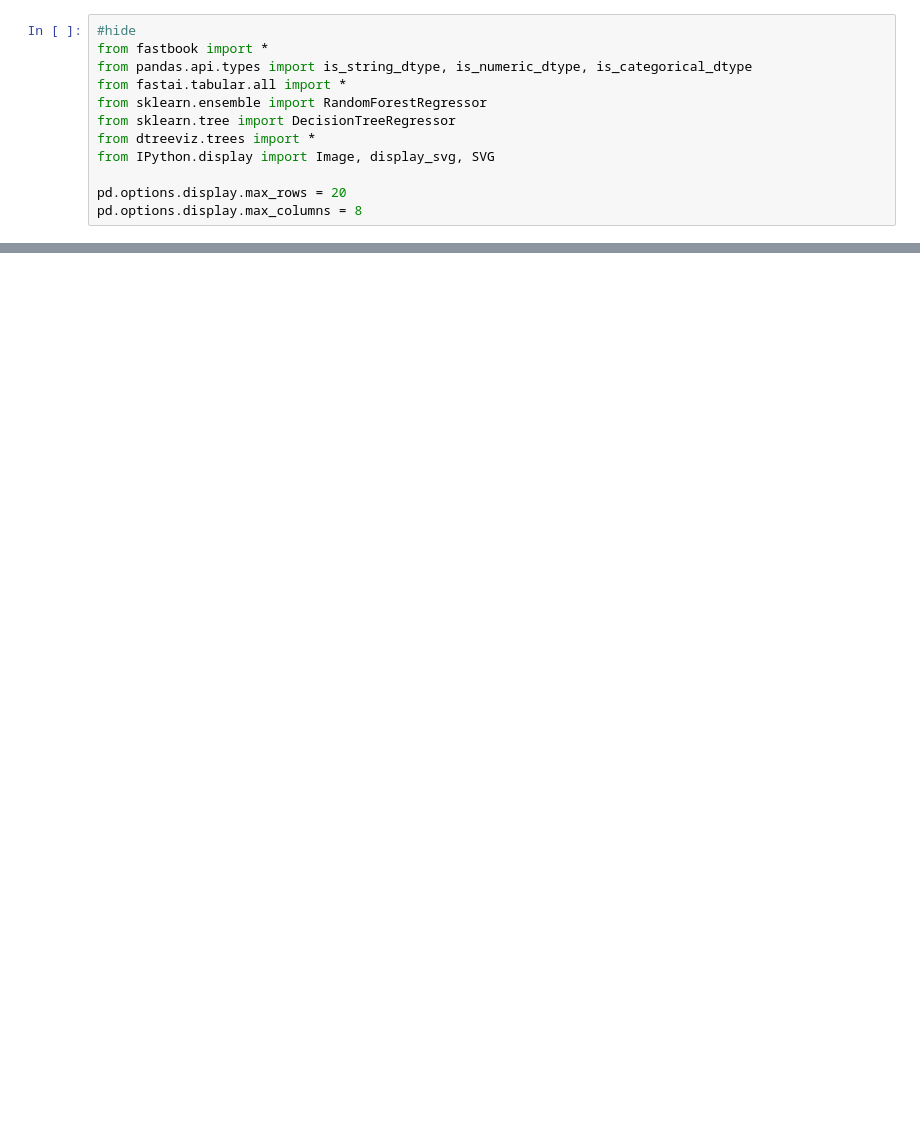
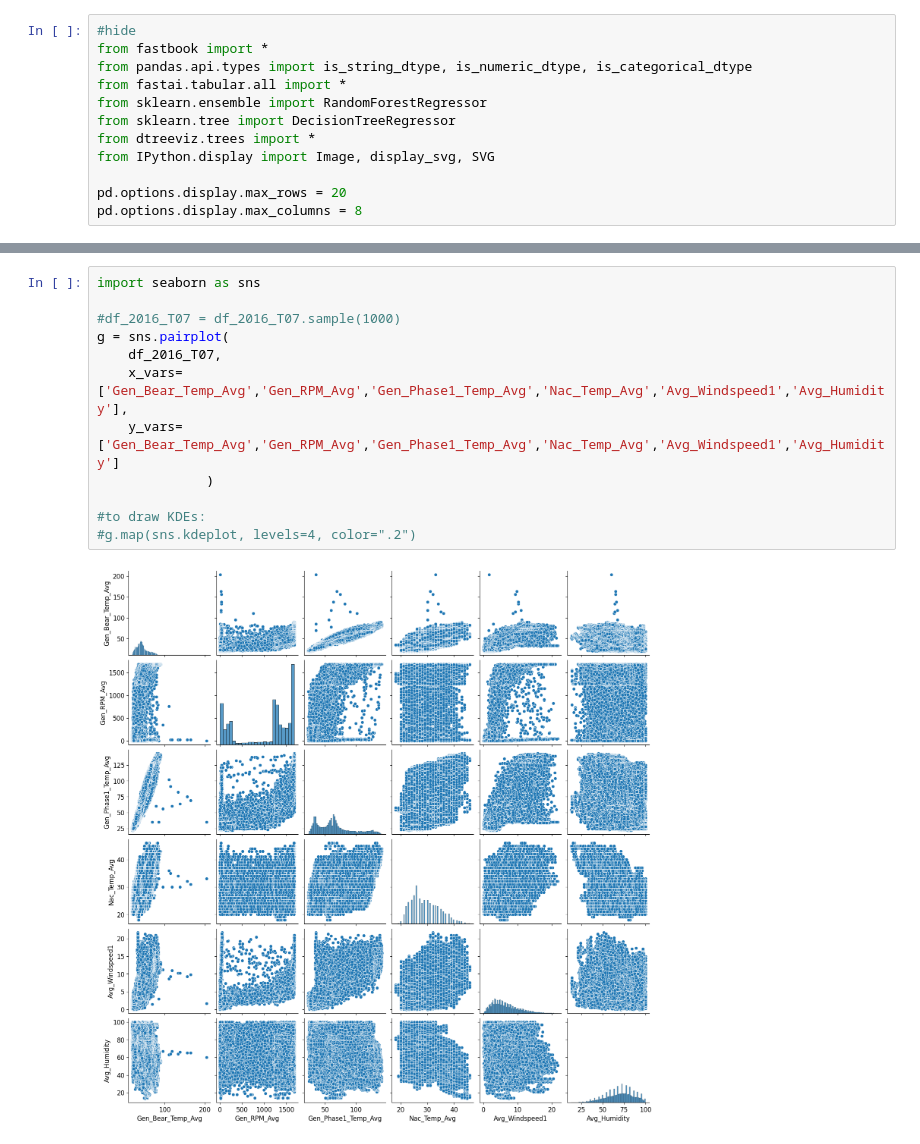
Before and after one commit to Markustho/DAT255-group12, a Jupyter notebook: fast_model.ipynb, the cells around one changed output, grey strips where cells are left out. Saved outputs shown, nothing was run; the diff lists cells and outputs as text; blank space fills up the shorter version.

```diff
--- a/fast_model.ipynb
+++ b/fast_model.ipynb
@@ -21,0 +139,14 @@ pd.options.display.max_columns = 8
+# %%
+import seaborn as sns
+
+#df_2016_T07 = df_2016_T07.sample(1000)
+g = sns.pairplot(
+    df_2016_T07,
+    x_vars=['Gen_Bear_Temp_Avg','Gen_RPM_Avg','Gen_Phase1_Temp_Avg','Nac_Temp_Avg','Avg_Windspeed1','Avg_Humidity'],
+    y_vars=['Gen_Bear_Temp_Avg','Gen_RPM_Avg','Gen_Phase1_Temp_Avg','Nac_Temp_Avg','Avg_Windspeed1','Avg_Humidity']
+              )
+
+#to draw KDEs:
+#g.map(sns.kdeplot, levels=4, color=".2")
+# %% [output]
+[figure, added]
```
Also changed, not shown: parts of 138 cells of this notebook, 10 other files.
